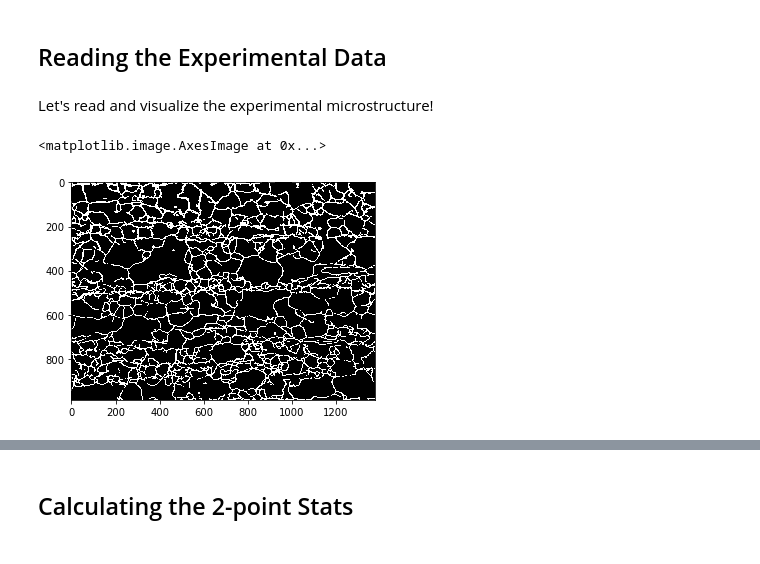
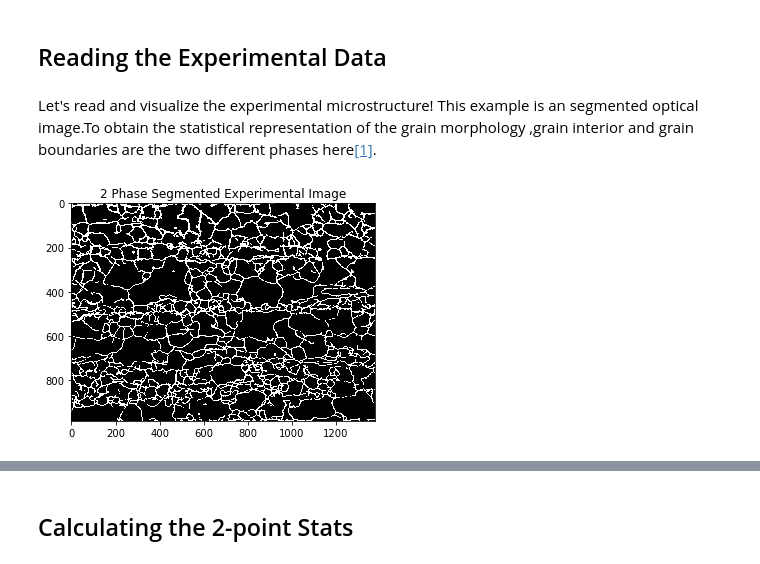
Before and after one commit to beyucel/pymks, a Jupyter notebook: notebooks/TwoPointStatsBasic-Copy1.ipynb, the cells around one changed output, grey strips where cells are left out. Cells and saved outputs as stored; diff of their text form; code cells hidden in the pictures.

```diff
--- a/notebooks/TwoPointStatsBasic-Copy1.ipynb
+++ b/notebooks/TwoPointStatsBasic-Copy1.ipynb
@@ -35,12 +39,13 @@ The autoreload extension is already loaded. To reload it, use:
   %reload_ext autoreload
 # %% [markdown]
 ## Reading the Experimental Data
-# %% [markdown]
-Let's read and visualize the experimental microstructure!
+# %% [markdown]
+Let's read and visualize the experimental microstructure! This example is an segmented optical image.To obtain the statistical representation of the grain morphology ,grain interior and grain boundaries are the two different phases here[[1]](#References).
 # %%
  from PIL import Image
 im = Image.open('image.tiff')
 plt.imshow(im,cmap='gray')
+plt.title("2 Phase Segmented Experimental Image")
+plt.show()
 # %% [output]
-<matplotlib.image.AxesImage at 0x...>
-[figure, old version]
+[figure, new version]
```
Also changed, not shown: parts of 11 cells of this notebook.
